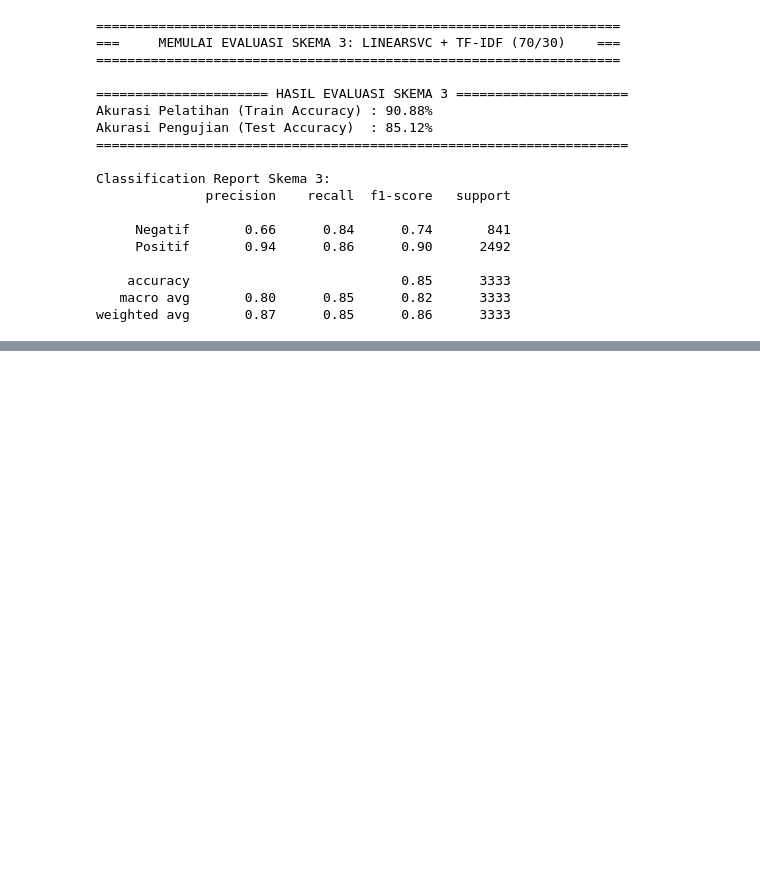
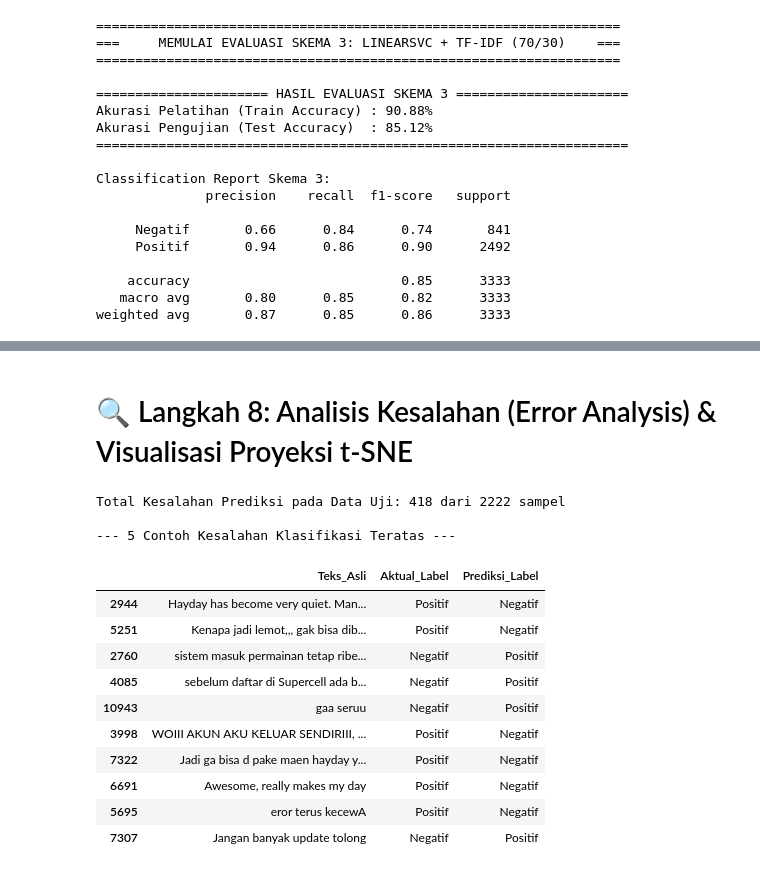
Before and after one commit to alfian8799/Analisis-Sentimen-Ulasan-Game-Hay-Day, a Jupyter notebook: Alfian_Zainul_Arif_Sentiment_Analysis.ipynb, the cells around one changed output, grey strips where cells are left out. Drawn from its saved outputs; the diff is of its cells as text; code cells hidden in the pictures; blank space fills up the shorter version.

```diff
--- a/Alfian_Zainul_Arif_Sentiment_Analysis.ipynb
+++ b/Alfian_Zainul_Arif_Sentiment_Analysis.ipynb
@@ -826,0 +872,39 @@ display(hasil_model)
+# %% [markdown]
+# 🔍 Langkah 8: Analisis Kesalahan (Error Analysis) & Visualisasi Proyeksi t-SNE
+# %%
+import pandas as pd
+import numpy as np
+
+# 1. Mengidentifikasi sampel data uji yang salah klasifikasi
+df_test_analysis = pd.DataFrame({
+    'Teks_Asli': clean_df.loc[X_test.index, 'content'],
+    'Teks_Bersih': X_test,
+    'Aktual': y_test,
+    'Prediksi': y_pred_balanced
+})
+
+# Filter baris yang salah prediksi
+errors = df_test_analysis[df_test_analysis['Aktual'] != df_test_analysis['Prediksi']]
+
+# Dekode kembali label numerik ke teks asli ('Negatif' / 'Positif')
+errors['Aktual_Label'] = encoder_bin.inverse_transform(errors['Aktual'])
+errors['Prediksi_Label'] = encoder_bin.inverse_transform(errors['Prediksi'])
+
+print(f"Total Kesalahan Prediksi pada Data Uji: {len(errors)} dari {len(y_test)} sampel")
+print("\n--- 5 Contoh Kesalahan Klasifikasi Teratas ---")
+display(errors[['Teks_Asli', 'Aktual_Label', 'Prediksi_Label']].head(10))
+# %% [output]
+Total Kesalahan Prediksi pada Data Uji: 418 dari 2222 sampel
+
+--- 5 Contoh Kesalahan Klasifikasi Teratas ---
+|  | Teks_Asli | Aktual_Label | Prediksi_Label |
+| 2944 | Hayday has become very quiet. Man... | Positif | Negatif |
+| 5251 | Kenapa jadi lemot,,, gak bisa dib... | Positif | Negatif |
+| 2760 | sistem masuk permainan tetap ribe... | Negatif | Positif |
+| 4085 | sebelum daftar di Supercell ada b... | Negatif | Positif |
+| 10943 | gaa seruu | Negatif | Positif |
+| 3998 | WOIII AKUN AKU KELUAR SENDIRIII, ... | Positif | Negatif |
+| 7322 | Jadi ga bisa d pake maen hayday y... | Positif | Negatif |
+| 6691 | Awesome, really makes my day | Positif | Negatif |
+| 5695 | eror terus kecewA | Positif | Negatif |
+| 7307 | Jangan banyak update tolong | Negatif | Positif |
```
Also changed, not shown: parts of 21 cells of this notebook.
